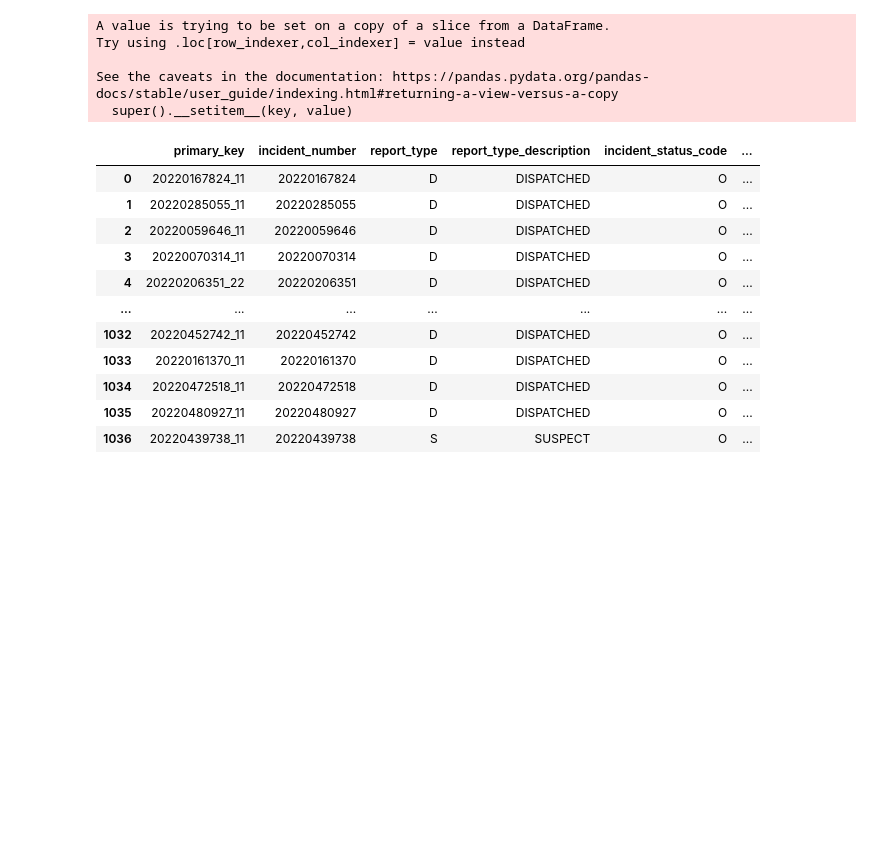
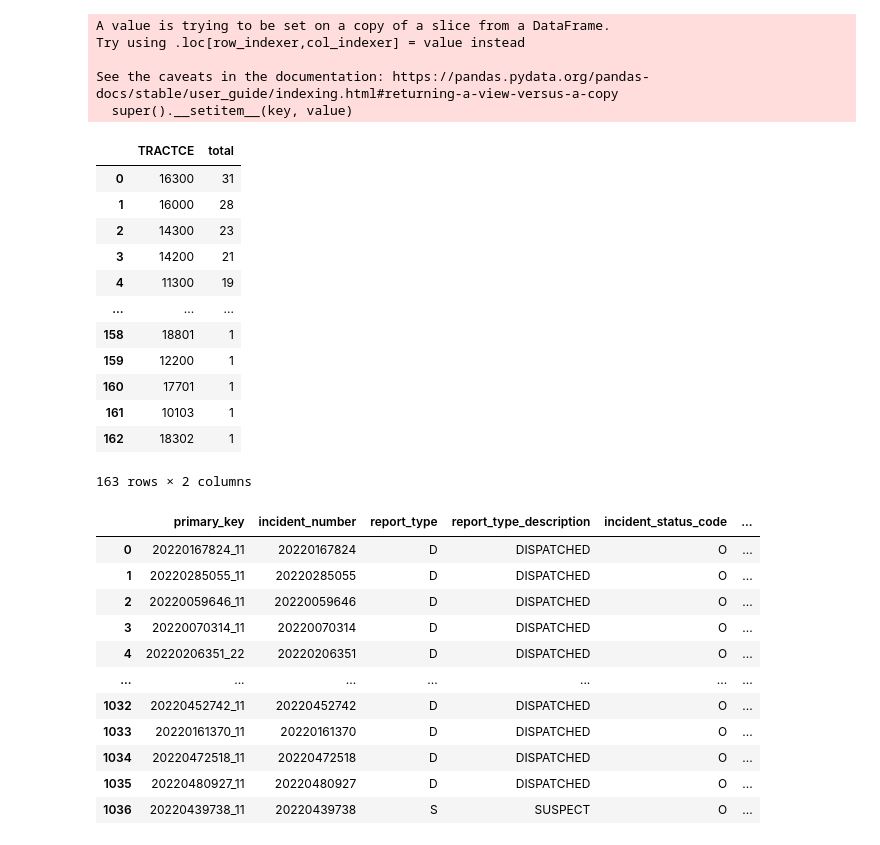
Before and after one commit to nss-data-science-cohort-6/api_project-malted_milk_balls, a Jupyter notebook: api_data_gathering-mm_branch.ipynb, the cells around one changed output. Cells and saved outputs as stored; diff of their text form; code cells hidden in the pictures; blank space fills up the shorter version.

Commit message:
merged total incident data with full df

```diff
--- a/api_data_gathering-mm_branch.ipynb
+++ b/api_data_gathering-mm_branch.ipynb
@@ -155,6 +167,24 @@ Try using .loc[row_indexer,col_indexer] = value instead
 
 See the caveats in the documentation: https://pandas.pydata.org/pandas-docs/stable/user_guide/indexing.html#returning-a-view-versus-a-copy
   super().__setitem__(key, value)
+# %%
+fill=drop_dupes['TRACTCE'].value_counts()
+fill=fill.reset_index().rename(columns={'index': 'TRACTCE', 'TRACTCE': 'total'})
+fill
+# %% [output]
+|  | TRACTCE | total |
+| 0 | 16300 | 31 |
+| 1 | 16000 | 28 |
+| 2 | 14300 | 23 |
+| 3 | 14200 | 21 |
+| 4 | 11300 | 19 |
+| ... | ... | ... |
+| 158 | 18801 | 1 |
+| 159 | 12200 | 1 |
+| 160 | 17701 | 1 |
+| 161 | 10103 | 1 |
+| 162 | 18302 | 1 |
+163 rows × 2 columns
 # %%
 tract_merge = pd.merge(drop_dupes, census_tracts, how='inner')
 tract_merge
```
Also changed, not shown: parts of 4 cells of this notebook.
